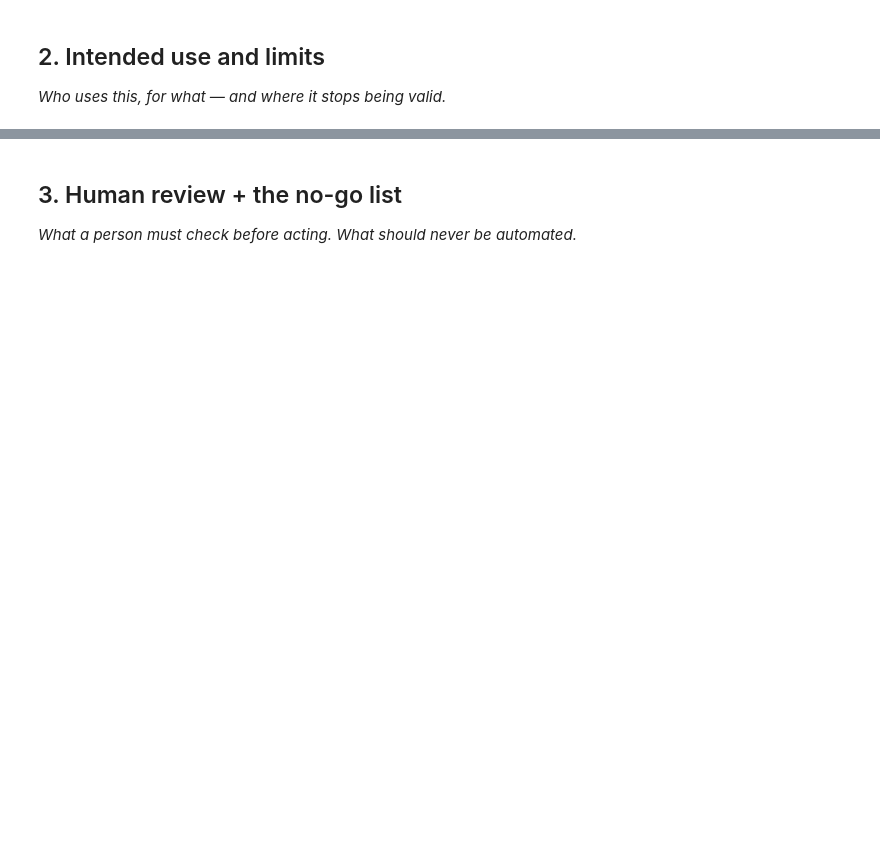
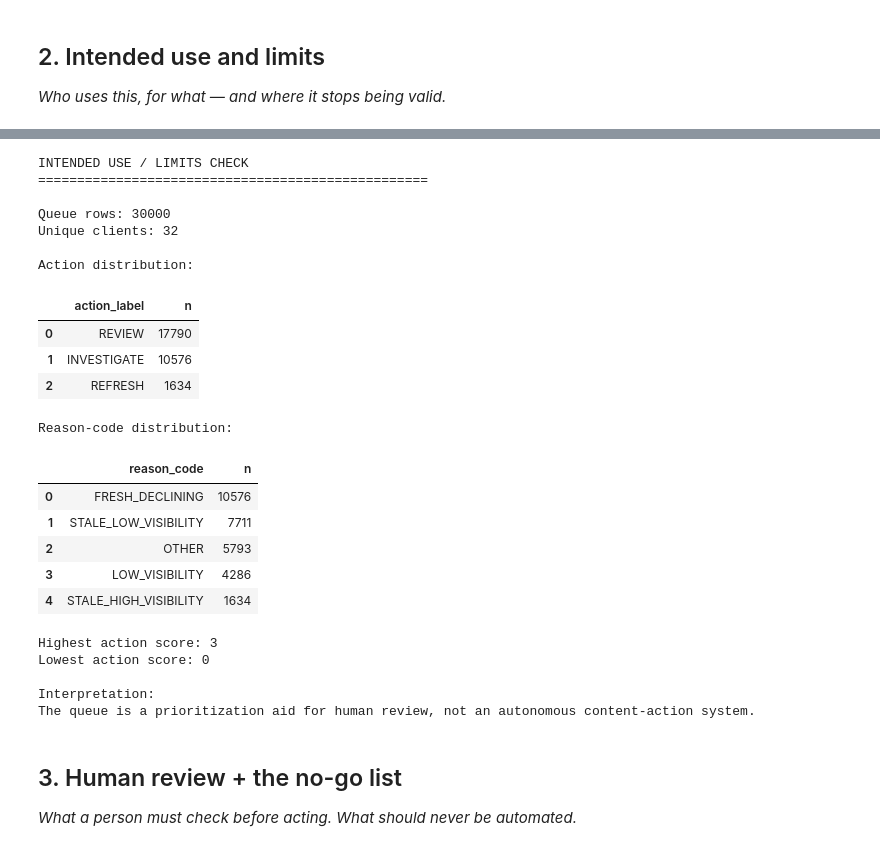
Before and after one commit to Priyaa1904/Flyrank-ML-Internship-Starter, a Jupyter notebook: work/notebooks/w07_action_playbook.ipynb, the cells around one changed output, grey strips where cells are left out. Drawn from its saved outputs; the diff is of its cells as text; code cells hidden in the pictures; blank space fills up the shorter version.

```diff
--- a/work/notebooks/w07_action_playbook.ipynb
+++ b/work/notebooks/w07_action_playbook.ipynb
@@ -23,3 +173,60 @@ This skeleton is yours to fill. Work the sections **in order** — each one has
+# %%
+# Section 2 — Intended use and limits
+
+print("INTENDED USE / LIMITS CHECK")
+print("=" * 50)
+
+print("\nQueue rows:", len(action_queue))
+print("Unique clients:", action_queue["client_id"].nunique())
+
+print("\nAction distribution:")
+display(
+    action_queue["action_label"]
+    .value_counts()
+    .rename_axis("action_label")
+    .reset_index(name="n")
+)
+
+print("\nReason-code distribution:")
+display(
+    action_queue["reason_code"]
+    .value_counts()
+    .rename_axis("reason_code")
+    .reset_index(name="n")
+)
+
+print("\nHighest action score:", action_queue["action_score"].max())
+print("Lowest action score:", action_queue["action_score"].min())
+
+print("\nInterpretation:")
+print(
+    "The queue is a prioritization aid for human review, "
+    "not an autonomous content-action system."
+)
+# %% [output]
+INTENDED USE / LIMITS CHECK
+==================================================
+
+Queue rows: 30000
+Unique clients: 32
+
+Action distribution:
+|  | action_label | n |
+| 0 | REVIEW | 17790 |
+| 1 | INVESTIGATE | 10576 |
+| 2 | REFRESH | 1634 |
+Reason-code distribution:
+|  | reason_code | n |
+| 0 | FRESH_DECLINING | 10576 |
+| 1 | STALE_LOW_VISIBILITY | 7711 |
+| 2 | OTHER | 5793 |
+| 3 | LOW_VISIBILITY | 4286 |
+| 4 | STALE_HIGH_VISIBILITY | 1634 |
+Highest action score: 3
+Lowest action score: 0
+
+Interpretation:
+The queue is a prioritization aid for human review, not an autonomous content-action system.
 # %% [markdown]
 ## 3. Human review + the no-go list
 
```
Also changed, not shown: parts of 17 cells of this notebook.
